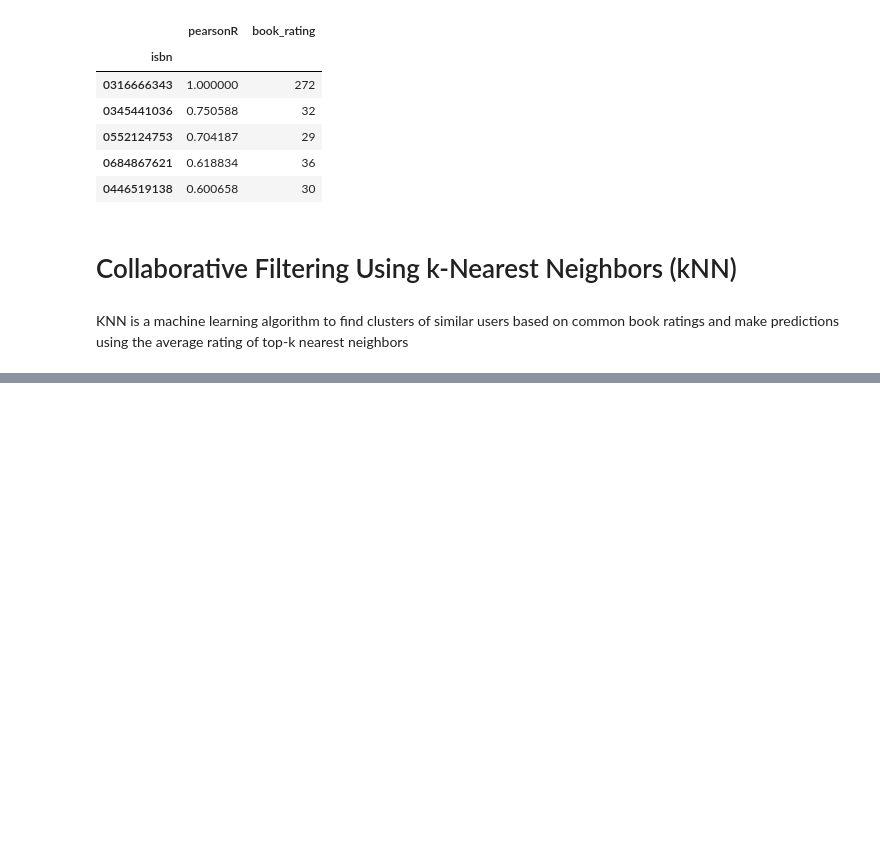
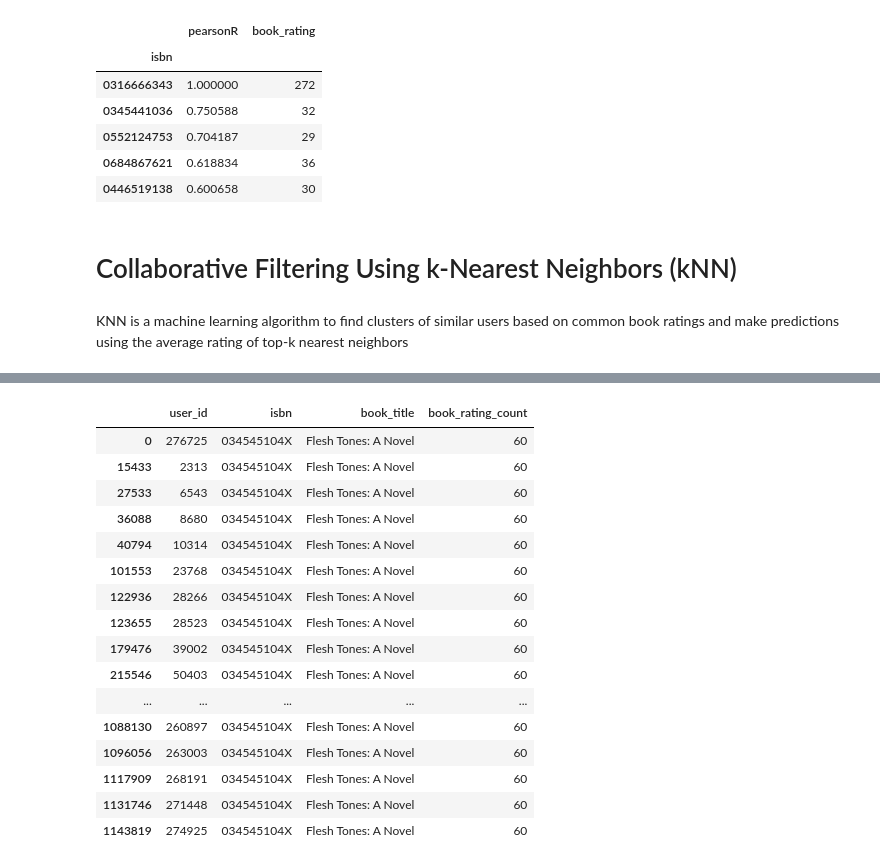
Before and after one commit to sammienjihia/data_science, a Jupyter notebook: knn_bookRecommender.ipynb, the cells around one changed output, grey strips where cells are left out. Cells and saved outputs as stored; diff of their text form; code cells hidden in the pictures; blank space fills up the shorter version.

```diff
--- a/knn_bookRecommender.ipynb
+++ b/knn_bookRecommender.ipynb
@@ -282,0 +282,5 @@ book_ratings_pivot = pd_combined2.pivot(index='isbn', columns='user_id', values=
+# %%
+#book_ratings_pivot = pd_combined2.pivot(index='isbn', columns='user_id', values='book_rating')
+columns_toDrop = ['publication_year', 'publisher', 'book_author', 'Image-URL-S', 'Image-URL-M', 'Image-URL-L']
+pd_combined4 = pd_combined2.drop(columns_toDrop, axis=1)
+pd_combined4.head()
@@ -282,0 +294,4 @@ book_ratings_pivot = pd_combined2.pivot(index='isbn', columns='user_id', values=
+# %%
+# Goup by ISBN and add a column for total rating count
+book_ratingCount = pd_combined4[['isbn', 'book_rating']].groupby('isbn').count().reset_index().rename(columns={'book_rating':'book_rating_count'})
+book_ratingCount.head()
@@ -282,0 +305,3 @@ book_ratings_pivot = pd_combined2.pivot(index='isbn', columns='user_id', values=
+# %%
+pd_CombinedRateCount = pd_combined4.merge(book_ratingCount, left_on='isbn', right_on='isbn', how='left')
+pd_CombinedRateCount.head()
@@ -282,0 +315,20 @@ book_ratings_pivot = pd_combined2.pivot(index='isbn', columns='user_id', values=
+# %%
+pd_CombinedRateCount[['user_id', 'isbn', 'book_title', 'book_rating_count']][pd_CombinedRateCount['isbn']=='034545104X']
+# %% [output]
+|  | user_id | isbn | book_title | book_rating_count |
+| 0 | 276725 | 034545104X | Flesh Tones: A Novel | 60 |
+| 15433 | 2313 | 034545104X | Flesh Tones: A Novel | 60 |
+| 27533 | 6543 | 034545104X | Flesh Tones: A Novel | 60 |
+| 36088 | 8680 | 034545104X | Flesh Tones: A Novel | 60 |
+| 40794 | 10314 | 034545104X | Flesh Tones: A Novel | 60 |
+| 101553 | 23768 | 034545104X | Flesh Tones: A Novel | 60 |
+| 122936 | 28266 | 034545104X | Flesh Tones: A Novel | 60 |
+| 123655 | 28523 | 034545104X | Flesh Tones: A Novel | 60 |
+| 179476 | 39002 | 034545104X | Flesh Tones: A Novel | 60 |
+| 215546 | 50403 | 034545104X | Flesh Tones: A Novel | 60 |
+| ... | ... | ... | ... | ... |
+| 1088130 | 260897 | 034545104X | Flesh Tones: A Novel | 60 |
+| 1096056 | 263003 | 034545104X | Flesh Tones: A Novel | 60 |
+| 1117909 | 268191 | 034545104X | Flesh Tones: A Novel | 60 |
+| 1131746 | 271448 | 034545104X | Flesh Tones: A Novel | 60 |
+| 1143819 | 274925 | 034545104X | Flesh Tones: A Novel | 60 |
```
Also changed, not shown: parts of 5 cells of this notebook.
